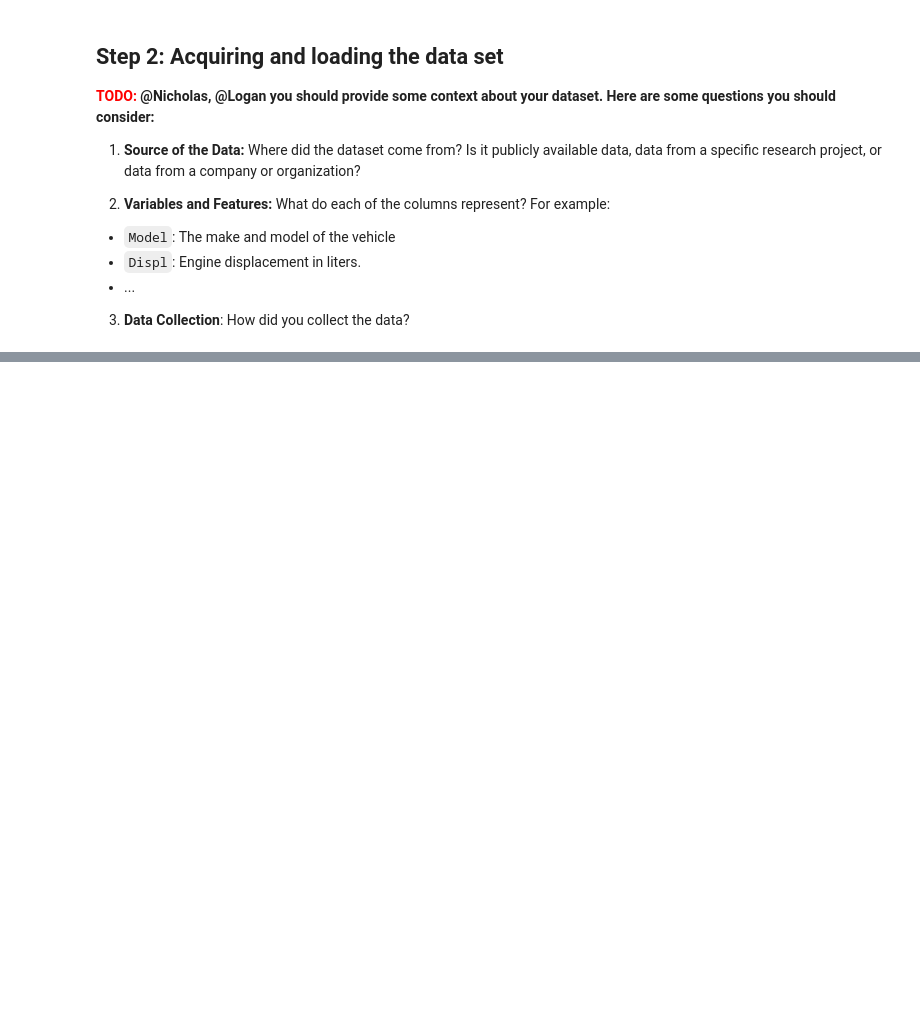
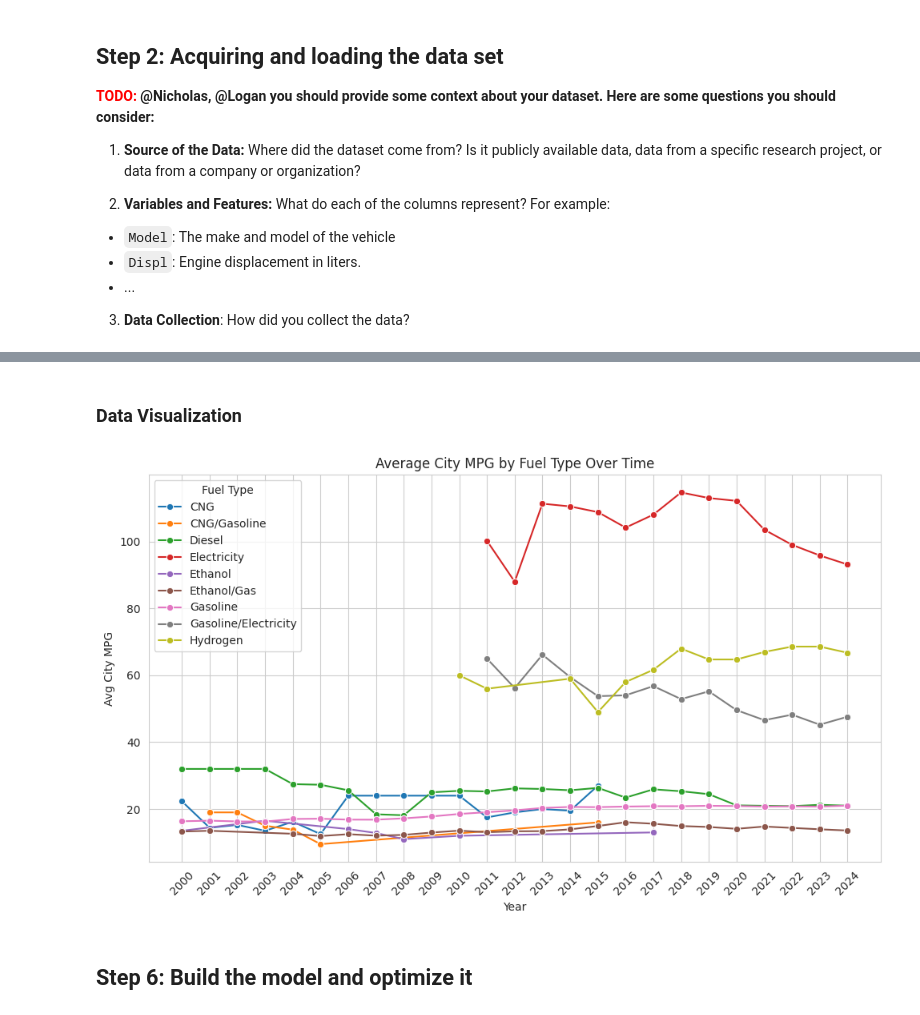
Before and after one commit to 4GeeksAcademy/World-Data-Final-Project, a Jupyter notebook: src/exploreclean_feedback.ipynb, the cells around one changed output, grey strips where cells are left out. Drawn from its saved outputs; the diff is of its cells as text; code cells hidden in the pictures; blank space fills up the shorter version.

Commit message:
Playing around with the data, aggregating on Fuel, Year

```diff
--- a/src/exploreclean_feedback.ipynb
+++ b/src/exploreclean_feedback.ipynb
@@ -364,0 +160,3 @@ TypeError: Encoders require their input argument must be uniformly strings or nu
+# %%
+# Drop rows with missing values in 'City MPG' column
+clean_df.dropna(subset=['City MPG'], inplace=True)
@@ -364,0 +292,3 @@ TypeError: Encoders require their input argument must be uniformly strings or nu
+# %%
+# Remove rows with string "N/A*"
+clean_df = clean_df[clean_df['City MPG'] != "N/A*"]
@@ -364,0 +297,6 @@ TypeError: Encoders require their input argument must be uniformly strings or nu
+# %%
+try:
+    # Convert the column to numeric
+    clean_df['City MPG'] = pd.to_numeric(clean_df['City MPG'])
+except ValueError as e:
+    print("ValueError occurred:", e)
@@ -364,0 +310,11 @@ TypeError: Encoders require their input argument must be uniformly strings or nu
+# %%
+# Perform the aggregation
+aggregated_df = clean_df.groupby(['Fuel', 'Year']).agg({'City MPG': 'mean'})
+
+# Reset the index to make 'Fuel' and 'Year' columns again
+aggregated_df = aggregated_df.reset_index()
+
+# Rename 'City MPG' column to 'Avg City MPG'
+aggregated_df.rename(columns={'City MPG': 'Avg City MPG'}, inplace=True)
+
+aggregated_df
@@ -364,0 +335,26 @@ TypeError: Encoders require their input argument must be uniformly strings or nu
+# %% [markdown]
+### Data Visualization
+# %%
+# Set the style
+sns.set_style("whitegrid")
+
+# Create the plot
+plt.figure(figsize=(10, 6))
+sns.lineplot(data=aggregated_df, x='Year', y='Avg City MPG', hue='Fuel', marker='o')
+
+# Set the title and labels
+plt.title('Average City MPG by Fuel Type Over Time')
+plt.xlabel('Year')
+plt.ylabel('Avg City MPG')
+
+# Tilt the x-axis labels
+plt.xticks(rotation=45)
+
+# Show the plot
+plt.legend(title='Fuel Type')
+plt.tight_layout()
+plt.show()
+# %% [output]
+[figure, added]
+# %% [markdown]
+## Step 6: Build the model and optimize it
```
Also changed, not shown: parts of 67 cells of this notebook, 25 other files.
